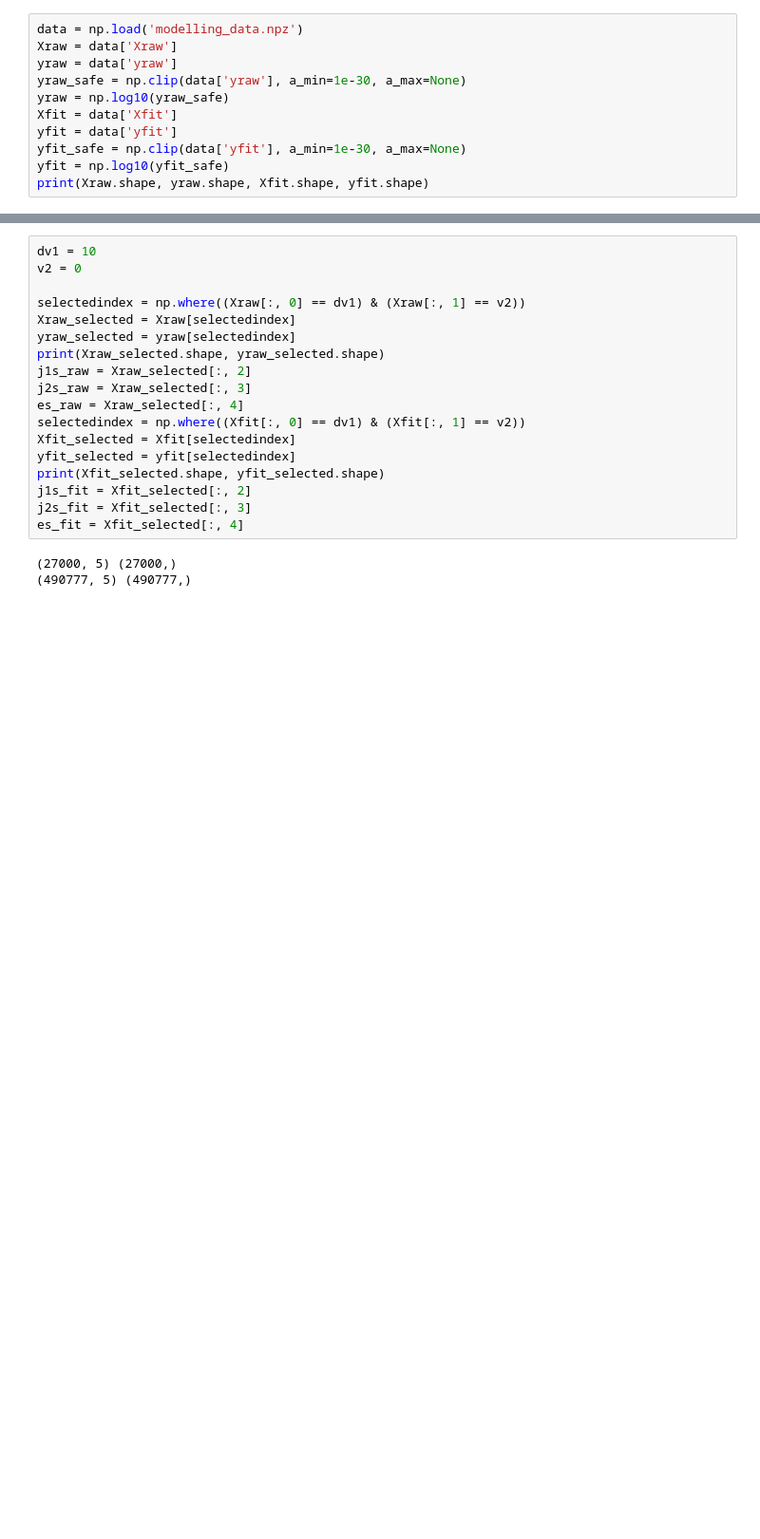
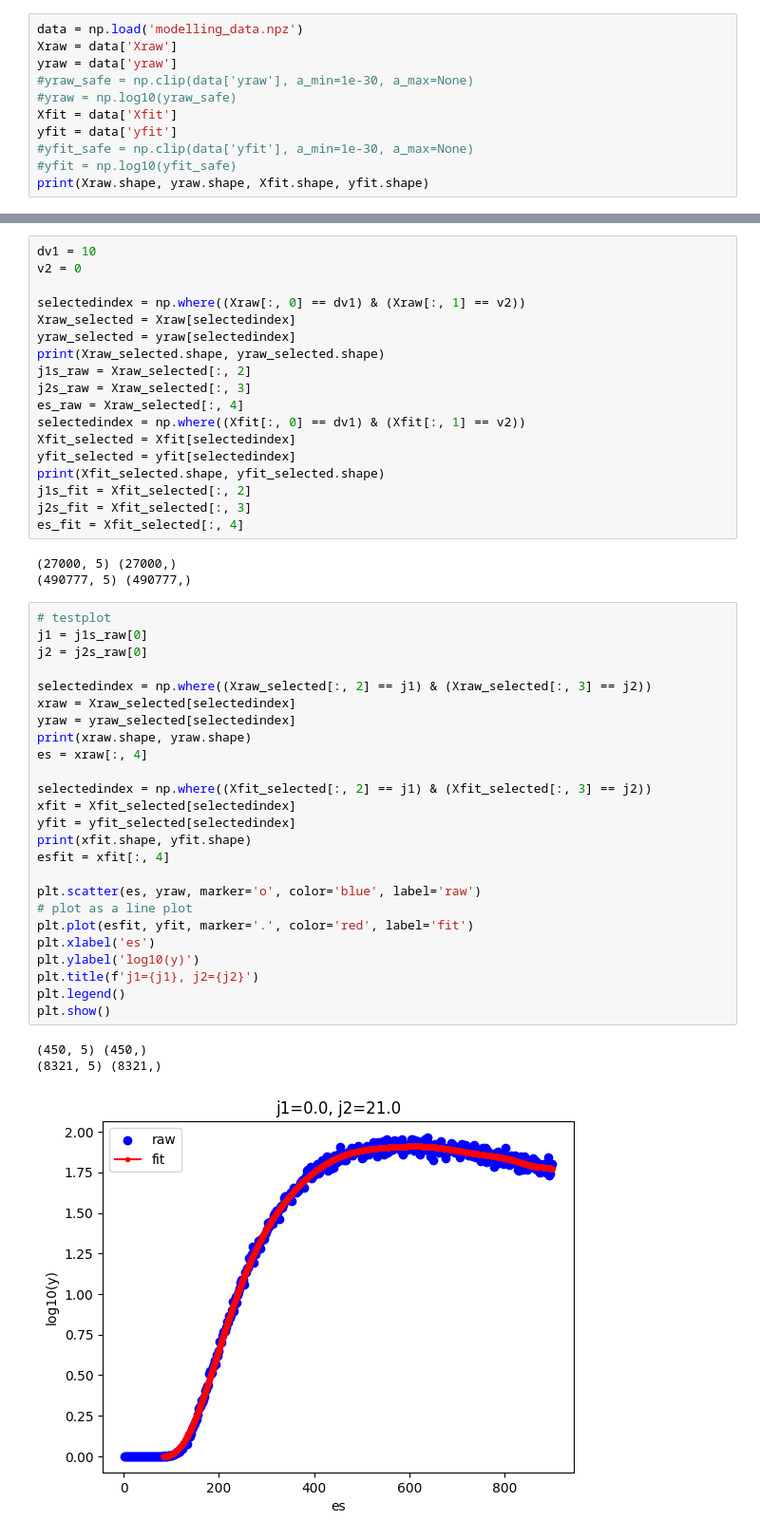
Before and after one commit to lstorchi/MultiFitter, a Jupyter notebook: buildperv1v2models.ipynb, the cells around one changed output, grey strips where cells are left out. Shown at 95% size. Saved outputs shown, nothing was run; the diff lists cells and outputs as text; blank space fills up the shorter version.

```diff
--- a/buildperv1v2models.ipynb
+++ b/buildperv1v2models.ipynb
@@ -21,12 +23,12 @@ I0000 00:00:1774537289.838285 2660385 cudart_stub.cc:31] Could not find cuda dri
 data = np.load('modelling_data.npz')
 Xraw = data['Xraw']
 yraw = data['yraw']
-yraw_safe = np.clip(data['yraw'], a_min=1e-30, a_max=None)
-yraw = np.log10(yraw_safe)
+#yraw_safe = np.clip(data['yraw'], a_min=1e-30, a_max=None)
+#yraw = np.log10(yraw_safe)
 Xfit = data['Xfit']
 yfit = data['yfit']
-yfit_safe = np.clip(data['yfit'], a_min=1e-30, a_max=None)
-yfit = np.log10(yfit_safe)
+#yfit_safe = np.clip(data['yfit'], a_min=1e-30, a_max=None)
+#yfit = np.log10(yfit_safe)
 print(Xraw.shape, yraw.shape, Xfit.shape, yfit.shape)
 # %% [output]
 (2541150, 5) (2541150,) (46919314, 5) (46919314,)
@@ -51,3 +53,32 @@ es_fit = Xfit_selected[:, 4]
 # %% [output]
 (27000, 5) (27000,)
 (490777, 5) (490777,)
+# %%
+# testplot
+j1 = j1s_raw[0]
+j2 = j2s_raw[0]
+
+selectedindex = np.where((Xraw_selected[:, 2] == j1) & (Xraw_selected[:, 3] == j2))
+xraw = Xraw_selected[selectedindex]
+yraw = yraw_selected[selectedindex]
+print(xraw.shape, yraw.shape)
+es = xraw[:, 4]
+
+selectedindex = np.where((Xfit_selected[:, 2] == j1) & (Xfit_selected[:, 3] == j2))
+xfit = Xfit_selected[selectedindex]
+yfit = yfit_selected[selectedindex]
+print(xfit.shape, yfit.shape)
+esfit = xfit[:, 4]
+
+plt.scatter(es, yraw, marker='o', color='blue', label='raw')
+# plot as a line plot
+plt.plot(esfit, yfit, marker='.', color='red', label='fit')
+plt.xlabel('es')
+plt.ylabel('log10(y)')
+plt.title(f'j1={j1}, j2={j2}')
+plt.legend()
+plt.show()
+# %% [output]
+(450, 5) (450,)
+(8321, 5) (8321,)
+[figure, added]
```
Also changed, not shown: parts of 1 cell of this notebook.
